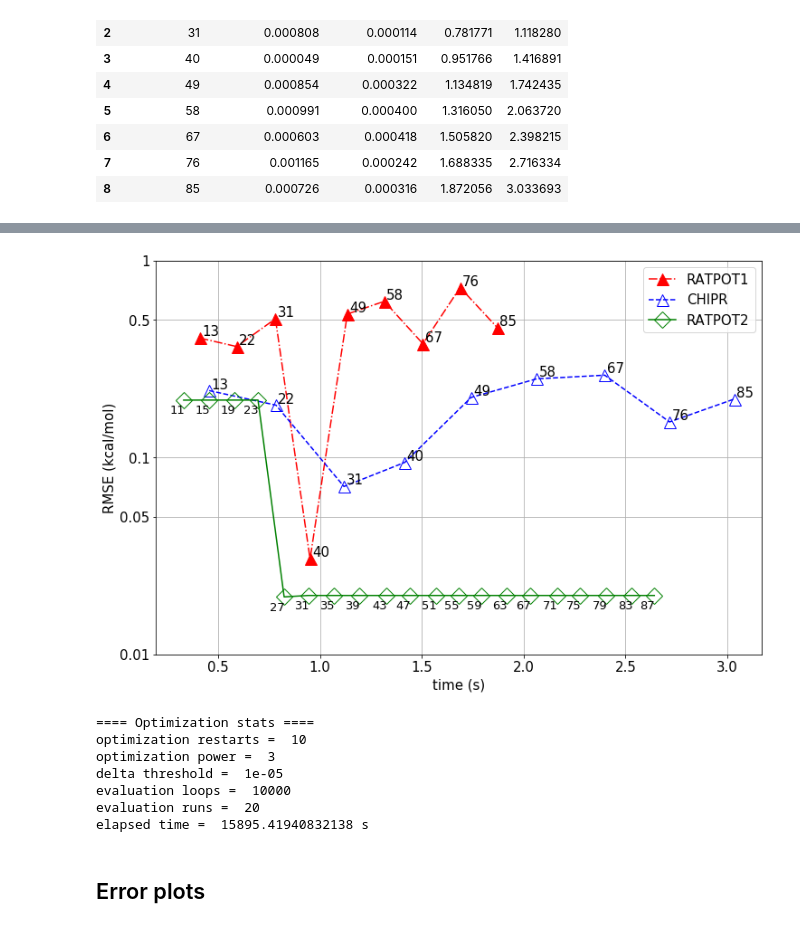
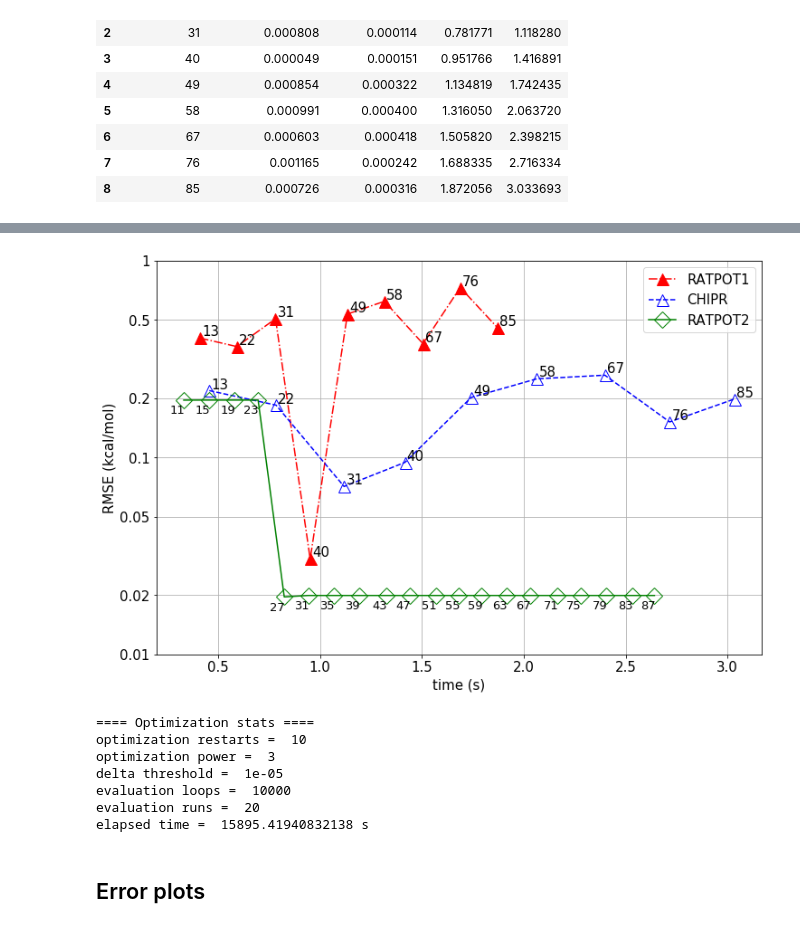
Before and after one commit to berylgithub/pes, a Jupyter notebook: PES_visu.ipynb, the cells around one changed output, grey strips where cells are left out. Drawn from its saved outputs; the diff is of its cells as text; code cells hidden in the pictures.

```diff
--- a/PES_visu.ipynb
+++ b/PES_visu.ipynb
@@ -71,35 +70,35 @@ numparams = [str(param) for param in data["num_params"]]
 x = data["ansatz_0_t"]; y = np.log10(np.array(data["ansatz_0_acc_test"])*627.5) #scale y to kcal/mol
 ax.plot(x, y, '-.r^', markersize=markersize) #ansatz1
 for i, xy in enumerate(np.array(list(zip(x, y)))):
     ax.annotate(numparams[i], xy=xy+0.01, textcoords='data')
 x = data["chipr_t"]; y = np.log10(np.array(data["chipr_acc_test"])*627.5)
 ax.plot(x, y, '--b^', markersize=markersize, fillstyle="none") #chipr
 for i, xy in enumerate(np.array(list(zip(x, y)))):
     ax.annotate(numparams[i], xy=xy+0.01, textcoords='data')
 x = data2["times"]; y = np.log10(np.array(data1["ansatz_2_acc_test"])*627.5)
 numparams = [str(param) for param in data2["num_params"]]
 ax.plot(x, y, '-gD', markersize=markersize, fillstyle="none") #ansatz2
 for i, xy in enumerate(np.array(list(zip(x, y)))):
     ax.annotate(numparams[i], xy=xy-0.07, textcoords='data', size=13)
 
-interval = [1, 5e-1, 1e-1, 5e-2, 1e-2]
+interval = [1, 5e-1, 2e-1, 1e-1, 5e-2, 2e-2, 1e-2]
 plt.yticks(np.log10(interval), interval)
 
 plt.xlabel("time (s)"); plt.ylabel("RMSE (kcal/mol)")
 plt.legend(["RATPOT1", "CHIPR", "RATPOT2"])
 
 ax.grid()
 plt.show()
 print("==== Optimization stats ====")
 #print("data: ", list_data[qidxes[0]]["mol"], list_data[qidxes[0]]["state"], list_data[qidxes[0]]["author"], len(R),"data points")
 print("optimization restarts = ",data["opt_restart"])
 print("optimization power = ", data["opt_power"])
 print("delta threshold = ", data["opt_delta"])
 print("evaluation loops = ",data["eval_loop"][0])
 print("evaluation runs = ",data["eval_run"][0])
 print("elapsed time = ", data["simulation_time"], "s")
 # %% [output]
-[figure, old version]
+[figure, new version]
 ==== Optimization stats ====
 optimization restarts =  10
 optimization power =  3
```
Also changed, not shown: parts of 7 cells of this notebook.
